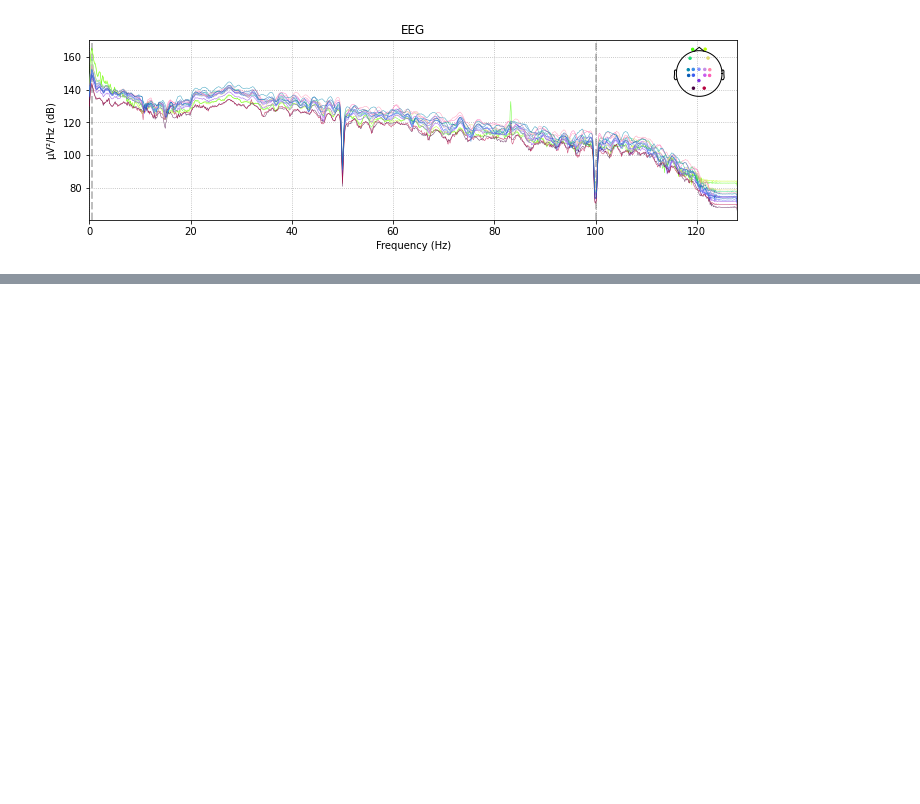
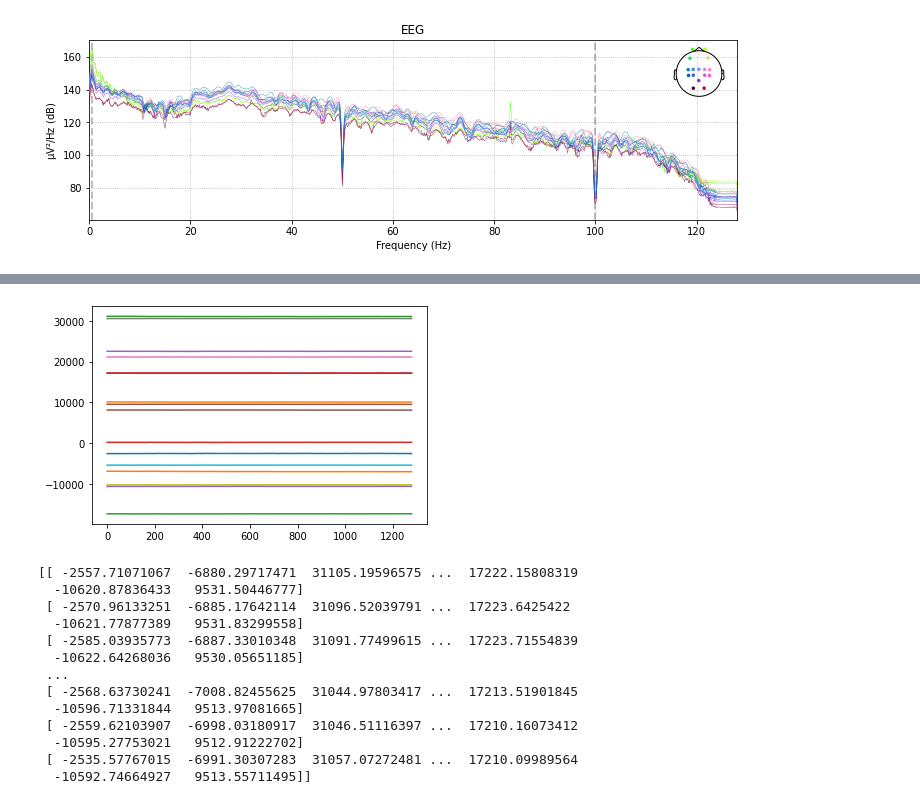
Before and after one commit to albarc3/ProfessorX-Project, a Jupyter notebook: src/artifacts/preprocesing_rubert_jaw.ipynb, the cells around one changed output, grey strips where cells are left out. Drawn from its saved outputs; the diff is of its cells as text; code cells hidden in the pictures; blank space fills up the shorter version.

Commit message:
added time preprocessing jaw nb

```diff
--- a/src/artifacts/preprocesing_rubert_jaw.ipynb
+++ b/src/artifacts/preprocesing_rubert_jaw.ipynb
@@ -1,7 +3,7 @@
 # %%
 import pandas as pd
 
-eeg_file = "data/Rubert_14_may/Rubert_mordida_1/EEG.csv"
+eeg_file = "../../data/Rubert_14_may/Rubert_mordida_1/EEG.csv"
 
 df = pd.read_csv(eeg_file)
 df.head()
@@ -56,0 +67,12 @@ Effective window size : 8.000 (s)
+# %%
+sampling_rate = 256
+window_time = 5 # segs
+window_size = window_time * sampling_rate
+n_channels = 16
+
+windows = bbt.windowfy_dataset(df, window_size, n_channels)
+
+print("---SHAPE---")
+print(windows.shape)
+print("---DATA---")
+print(windows)
@@ -56,0 +97,24 @@ Effective window size : 8.000 (s)
+# %%
+import matplotlib.pyplot as plt
+
+first_window = windows[1]
+
+plt.plot(first_window)
+plt.show()
+
+print(first_window)
+# %% [output]
+[figure, added]
+[[ -2557.71071067  -6880.29717471  31105.19596575 ...  17222.15808319
+  -10620.87836433   9531.50446777]
+ [ -2570.96133251  -6885.17642114  31096.52039791 ...  17223.6425422
+  -10621.77877389   9531.83299558]
+ [ -2585.03935773  -6887.33010348  31091.77499615 ...  17223.71554839
+  -10622.64268036   9530.05651185]
+ ...
+ [ -2568.63730241  -7008.82455625  31044.97803417 ...  17213.51901845
+  -10596.71331844   9513.97081665]
+ [ -2559.62103907  -6998.03180917  31046.51116397 ...  17210.16073412
+  -10595.27753021   9512.91222702]
+ [ -2535.57767015  -6991.30307283  31057.07272481 ...  17210.09989564
+  -10592.74664927   9513.55711495]]
```
Also changed, not shown: parts of 5 cells of this notebook, 3 other files.
